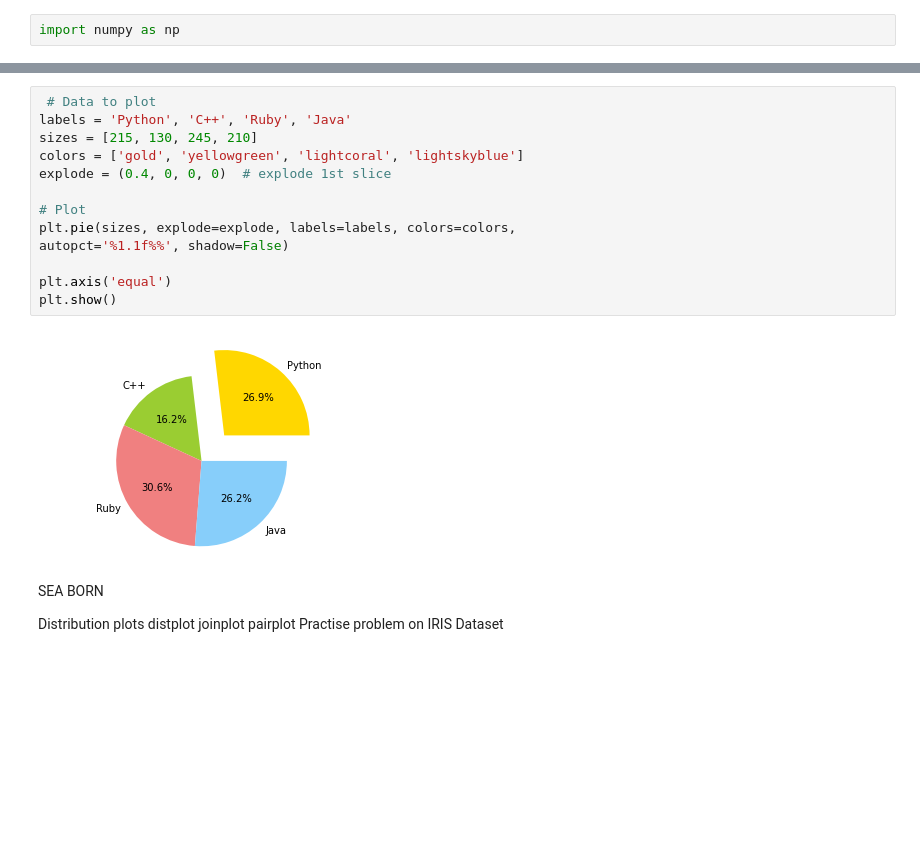
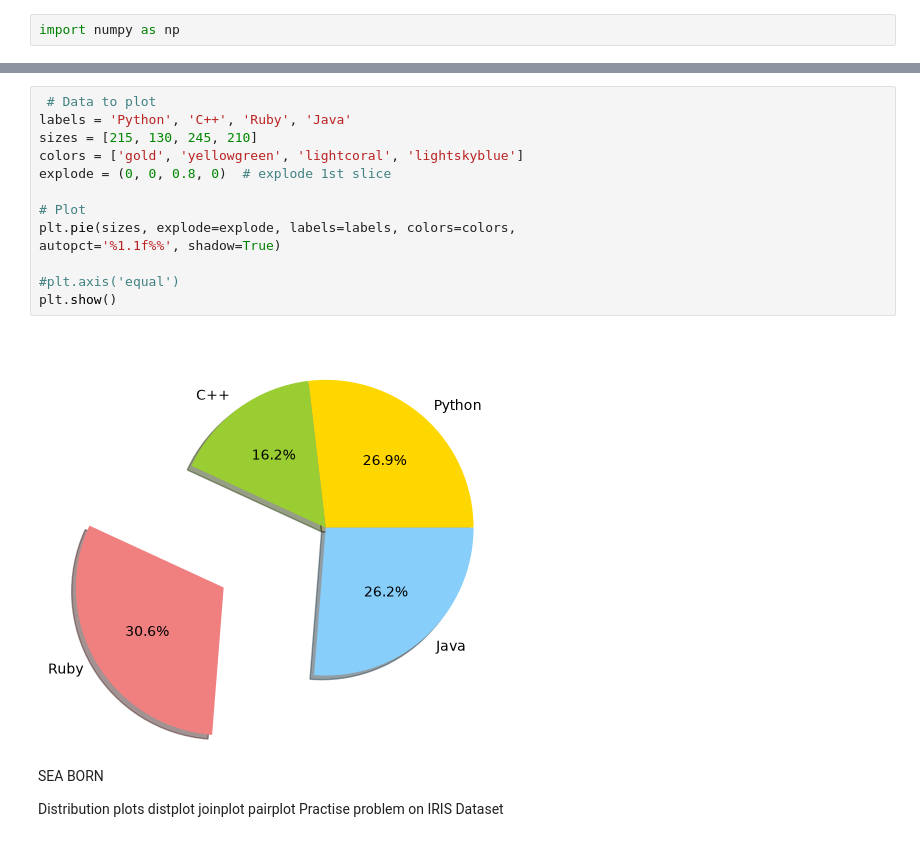
Before and after one commit to laxmanclinilaunch-hub/Python-7-8-, a Jupyter notebook: 2.EDA/matplot&seaborn.ipynb, the cells around one changed output, grey strips where cells are left out. Drawn from its saved outputs; the diff is of its cells as text; blank space fills up the shorter version.

```diff
--- a/2.EDA/matplot&seaborn.ipynb
+++ b/2.EDA/matplot&seaborn.ipynb
@@ -122,18 +49,18 @@ plt.boxplot(data,vert=True,patch_artist=False);
 # %%
  # Data to plot
 labels = 'Python', 'C++', 'Ruby', 'Java'
 sizes = [215, 130, 245, 210]
 colors = ['gold', 'yellowgreen', 'lightcoral', 'lightskyblue']
-explode = (0.4, 0, 0, 0)  # explode 1st slice
+explode = (0, 0, 0.8, 0)  # explode 1st slice
 
 # Plot
 plt.pie(sizes, explode=explode, labels=labels, colors=colors,
-autopct='%1.1f%%', shadow=False)
+autopct='%1.1f%%', shadow=True)
 
-plt.axis('equal')
+#plt.axis('equal')
 plt.show()
 # %% [output]
-[figure, old version]
+[figure, new version]
 # %% [markdown]
   SEA BORN
 
```
Also changed, not shown: parts of 22 cells of this notebook.
